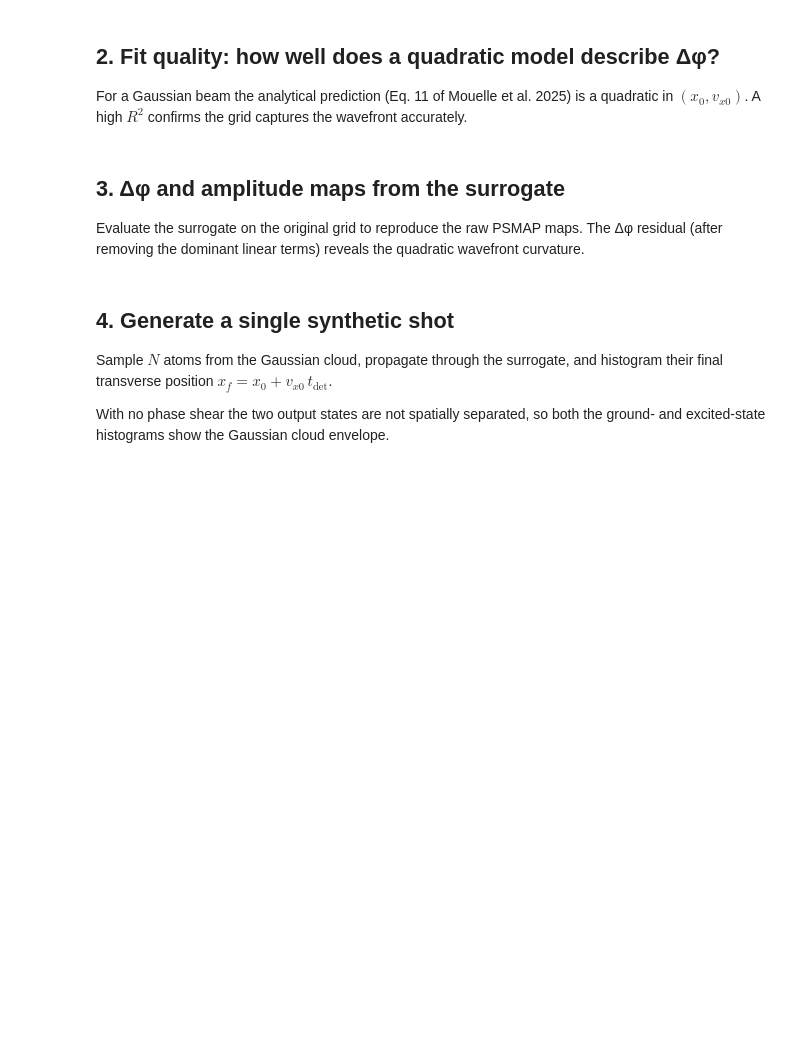
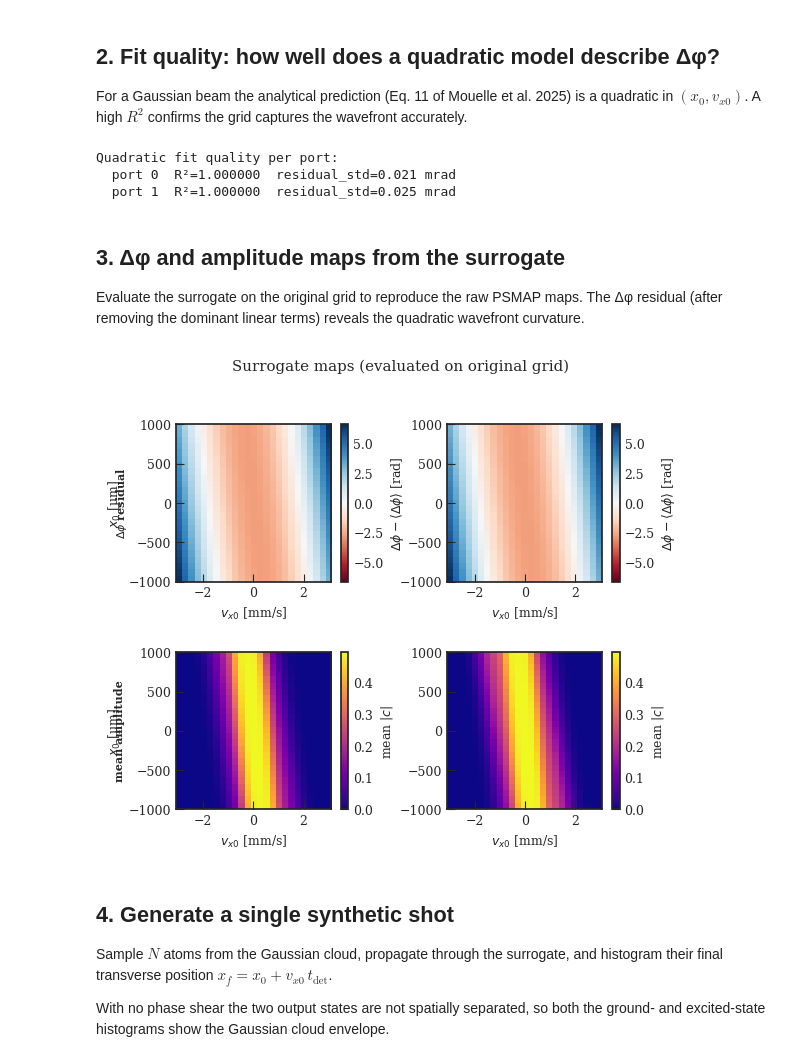
Before and after one commit to noammouelle/aispy, a Jupyter notebook: examples/example_psmap_surrogate.ipynb, the cells around one changed output. Cells and saved outputs as stored; diff of their text form; code cells hidden in the pictures; blank space fills up the shorter version.

```diff
--- a/examples/example_psmap_surrogate.ipynb
+++ b/examples/example_psmap_surrogate.ipynb
@@ -63,7 +63,7 @@ plt.rcParams.update({
 })
 
 # ── path to the PSMAP produced by ais++ psgrid run ───────────────────────────
-PSMAP_FILE = '../../aispp/examples/output-files/PSR_EXAMPLE_PSGRID.h5'
+PSMAP_FILE = '../../aispy/examples/output-files/PSGRID.h5'
 T_DET      = 4.451          # detection time [s]  (from PSR_EXAMPLE_PSGRID.aisi)
 
 # ── reference cloud parameters (same as the PSR_EXAMPLE_NLMT1 Gaussian run) ─
@@ -99,6 +108,10 @@ print('Quadratic fit quality per port:')
 for pi, m in fq.items():
     print(f'  port {pi}  R²={m["r2"]:.6f}  '
           f'residual_std={m["residual_std_rad"]*1e3:.3f} mrad')
+# %% [output]
+Quadratic fit quality per port:
+  port 0  R²=1.000000  residual_std=0.021 mrad
+  port 1  R²=1.000000  residual_std=0.025 mrad
 # %% [markdown]
 ## 3. Δφ and amplitude maps from the surrogate
 
@@ -117,34 +130,36 @@ amp1_g  = amp1_g.reshape(sur.nx, sur.nvx, sur.nP)
 dphi_res = dphi_g - dphi_g.mean(axis=(0,1), keepdims=True)
 
 extent = [sur.vxs[0]*1e3, sur.vxs[-1]*1e3, sur.xs[0]*1e6, sur.xs[-1]*1e6]
 fig, axes = plt.subplots(2, sur.nP, figsize=(3*sur.nP, 5),
                          gridspec_kw=dict(hspace=0.45, wspace=0.4))
 if sur.nP == 1:
     axes = axes[:, np.newaxis]
 
 for pi in range(sur.nP):
     lbl = f'{sur.port_path0[pi]}/{sur.port_path1[pi]}'
     vabs = max(np.abs(dphi_res[:,:,pi]).max(), 1e-9)
     im0 = axes[0,pi].imshow(dphi_res[:,:,pi], origin='lower', extent=extent,
                              aspect='auto', cmap='RdBu', vmin=-vabs, vmax=vabs)
-    axes[0,pi].set_title(f'{lbl}  (state {sur.port_states[pi]})', fontsize=8)
+    #axes[0,pi].set_title(f'{lbl}  (state {sur.port_states[pi]})', fontsize=8)
     axes[0,pi].set_xlabel(r'$v_{x0}$ [mm/s]')
     if pi == 0: axes[0,pi].set_ylabel(r'$x_0$ [µm]')
     plt.colorbar(im0, ax=axes[0,pi], label=r'$\Delta\phi-\langle\Delta\phi\rangle$ [rad]')
 
     avg_amp = (amp0_g[:,:,pi] + amp1_g[:,:,pi]) / (1 + sur.port_interfering[pi])
     im1 = axes[1,pi].imshow(avg_amp, origin='lower', extent=extent,
                              aspect='auto', cmap='plasma', vmin=0)
     axes[1,pi].set_xlabel(r'$v_{x0}$ [mm/s]')
     if pi == 0: axes[1,pi].set_ylabel(r'$x_0$ [µm]')
     plt.colorbar(im1, ax=axes[1,pi], label=r'mean $|c|$')
 
 axes[0,0].annotate(r'$\Delta\phi$ residual', xy=(-0.4,0.5), xycoords='axes fraction',
                    fontsize=8, fontweight='bold', rotation=90, va='center')
 axes[1,0].annotate('mean amplitude', xy=(-0.4,0.5), xycoords='axes fraction',
                    fontsize=8, fontweight='bold', rotation=90, va='center')
 plt.suptitle('Surrogate maps (evaluated on original grid)', y=1.01)
 plt.show()
+# %% [output]
+[figure, added]
 # %% [markdown]
 ## 4. Generate a single synthetic shot
 
```
Also changed, not shown: parts of 7 cells of this notebook, 2 other files.
